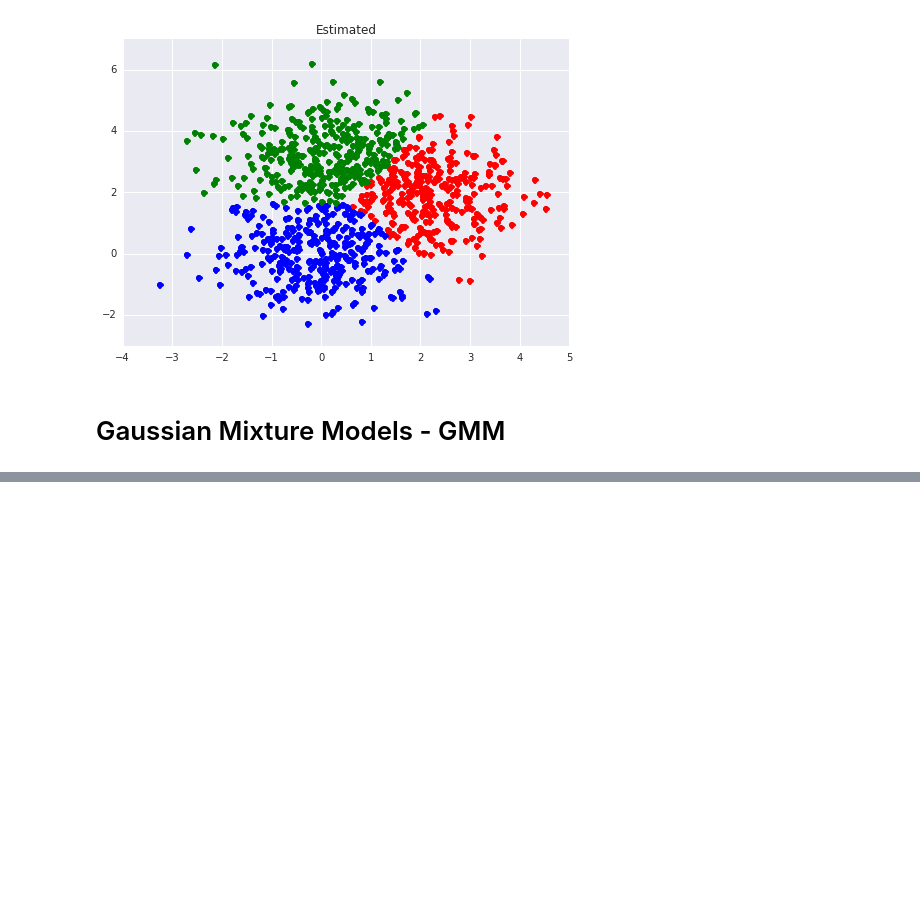
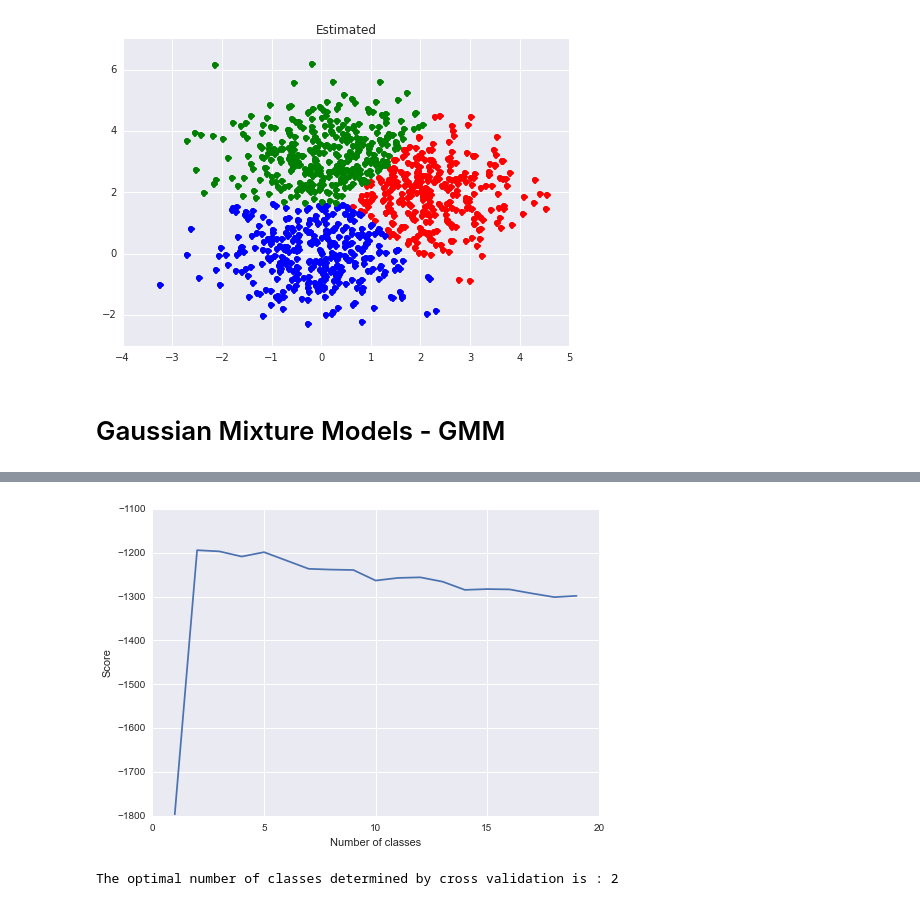
Before and after one commit to anthonyray/unsupervised_learning, a Jupyter notebook: Clustering.ipynb, the cells around one changed output, grey strips where cells are left out. Drawn from its saved outputs; the diff is of its cells as text; code cells hidden in the pictures; blank space fills up the shorter version.

```diff
--- a/Clustering.ipynb
+++ b/Clustering.ipynb
@@ -138,0 +141,33 @@ plt.show()
+# %%
+import numpy as np
+import matplotlib.pyplot as plt
+from sklearn import mixture
+
+n_samples = 300
+np.random.seed(0)
+C = np.array([[0., -0.7], [3.5, .7]])
+X = np.r_[np.dot(np.random.randn(n_samples, 2), C),
+          np.random.randn(n_samples, 2) + np.array([20, 20])]
+
+clf = mixture.GMM(n_components=2, covariance_type='full')
+clf.fit(X)
+labels = clf.predict(X)
+
+# Estimation du nombre de classes optimal par cross validation
+# Constitution du jeu d'apprentissage et de test
+X_train = X[::2]
+X_test = X[1::2]
+
+from sklearn import cross_validation
+from sklearn.cross_validation import KFold
+
+# Mise en place de la cross validation par K-fold
+cross_val_scores = list()
+for nb_components in range(1,20):
+          scores = list()
+          for train,test in KFold(X_train.shape[0],10):
+                    clf = mixture.GMM(n_components=nb_components,covariance_type='full')
+                    clf.fit(X_train)
+                    scores.append(clf.score(X_test).sum())
+          print 'For ' + str(nb_components) + ' classes, the average score is : ' + str(np.array(scores).mean())
+          cross_val_scores.append(np.array(scores).mean())
@@ -138,0 +194,11 @@ plt.show()
+# %%
+plt.plot(np.arange(1,20),np.array(cross_val_scores))
+plt.xlabel('Number of classes')
+plt.ylabel('Score')
+plt.show()
+# %% [output]
+[figure, added]
+# %%
+print "The optimal number of classes determined by cross validation is : " + str(np.argmax(np.array(cross_val_scores))+1)
+# %% [output]
+The optimal number of classes determined by cross validation is : 2
```
Also changed, not shown: parts of 6 cells of this notebook, 1 other file.
